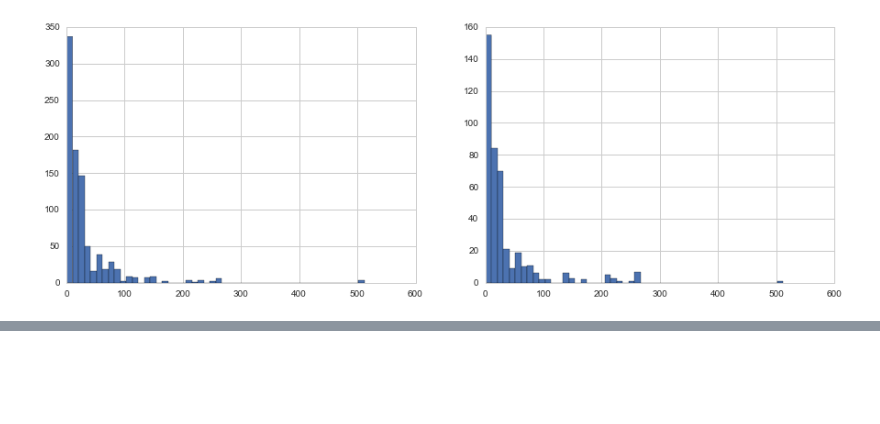
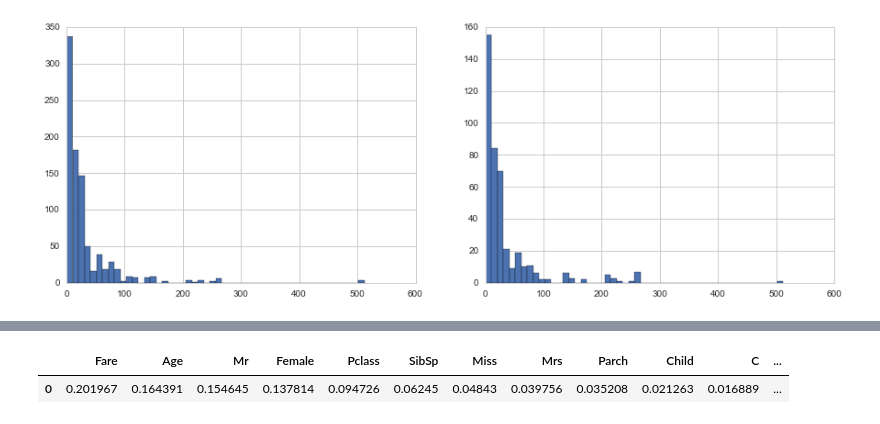
Before and after one commit to hahadsg/MyKaggle, a Jupyter notebook: titanic/solution.ipynb, the cells around one changed output, grey strips where cells are left out. Drawn from its saved outputs; the diff is of its cells as text; code cells hidden in the pictures; blank space fills up the shorter version.

```diff
--- a/titanic/solution.ipynb
+++ b/titanic/solution.ipynb
@@ -189,3 +247,9 @@ print(random_forest.score(X_train, y_train))
+# %%
+feature_importances_df = pd.DataFrame(data=[random_forest.feature_importances_], columns=X_train.columns)
+feature_importances_df.sort_values(by=0, axis=1, ascending=False)
+# %% [output]
+|  | Fare | Age | Mr | Female | Pclass | SibSp | Miss | Mrs | Parch | Child | C | ... |
+| 0 | 0.201967 | 0.164391 | 0.154645 | 0.137814 | 0.094726 | 0.06245 | 0.04843 | 0.039756 | 0.035208 | 0.021263 | 0.016889 | ... |
 # %%
 # Logistic Regression
 # logistic_regression = LogisticRegression()
```
Also changed, not shown: parts of 9 cells of this notebook, 1 other file.
